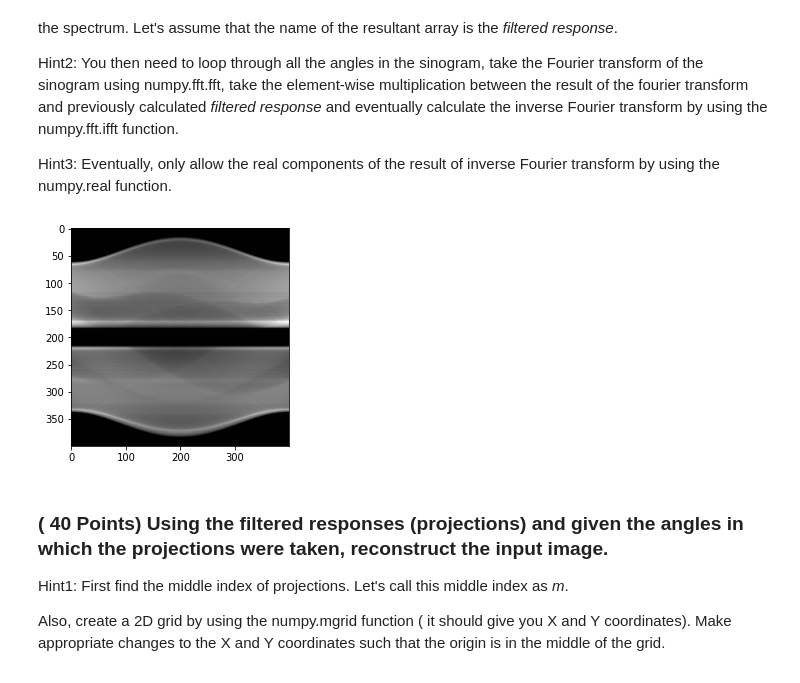
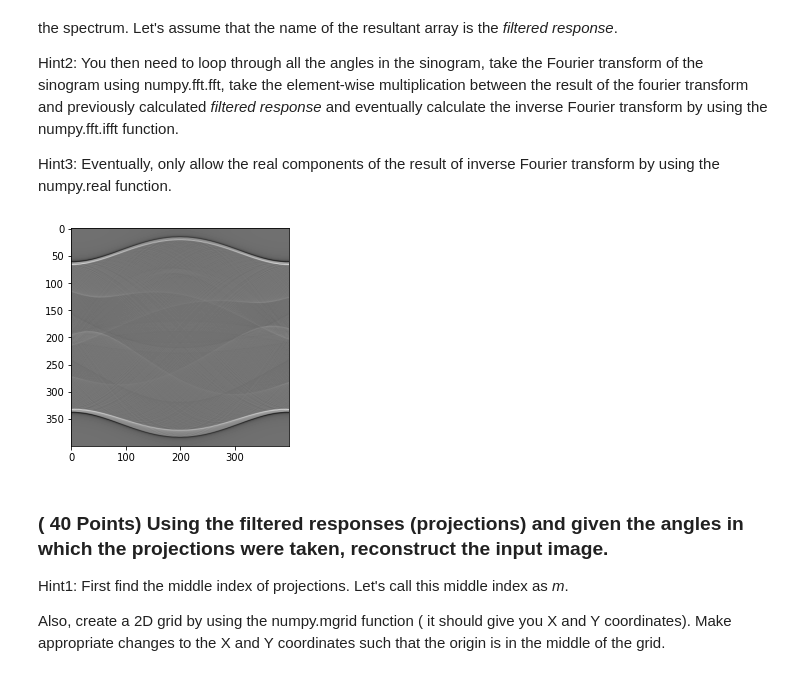
Before and after one commit to its-akshara/CS-168, a Jupyter notebook: CS168_Homework1_Spring20.ipynb, the cells around one changed output. Saved outputs shown, nothing was run; the diff lists cells and outputs as text; code cells hidden in the pictures.

```diff
--- a/CS168_Homework1_Spring20.ipynb
+++ b/CS168_Homework1_Spring20.ipynb
@@ -135,26 +135,25 @@ Hint3: Eventually, only allow the real components of the result of inverse Fouri
 # %%
 import pdb
 import numpy as np
 m, n = sinogram.shape
-w=np.linspace(-np.pi,np.pi,n)
 
+w = np.linspace(-np.pi,np.pi,n)
 w_abs = np.absolute(w)
-shifted_sinogram = np.fft.fftshift(sinogram)
+
+filtered_response = np.fft.fftshift(w_abs)
 filtered_result = np.zeros(np.shape(img))
 
-i = 0
-for angle in w_abs:
-  fourier_transform = np.fft.fft(sinogram[i])
-  multiplied_result = np.multiply(shifted_sinogram[i], fourier_transform)
-  filtered_result[i] = np.fft.ifft(multiplied_result)
-  i += 1
+for i in range(len(theta)):
+  fourier_transform = np.fft.fft(sinogram[:, i])
+  multiplied_result = np.multiply(fourier_transform, filtered_response)
+  filtered_result[:,i] = np.fft.ifft(multiplied_result)
 
 final_sinogram = np.real(filtered_result)
-plt.figure()
-plt.imshow(final_sinogram, cmap = 'gray')
-plt.show()
+# plt.figure()
+# plt.imshow(final_sinogram, cmap = 'gray')
+# plt.show()
 # %% [output]
-[figure, old version]
+[figure, new version]
 # %% [markdown]
 ### ( 40 Points) Using the filtered responses (projections) and given the angles in which the projections were taken, reconstruct the input image.
 
```
Also changed, not shown: parts of 1 cell of this notebook.
